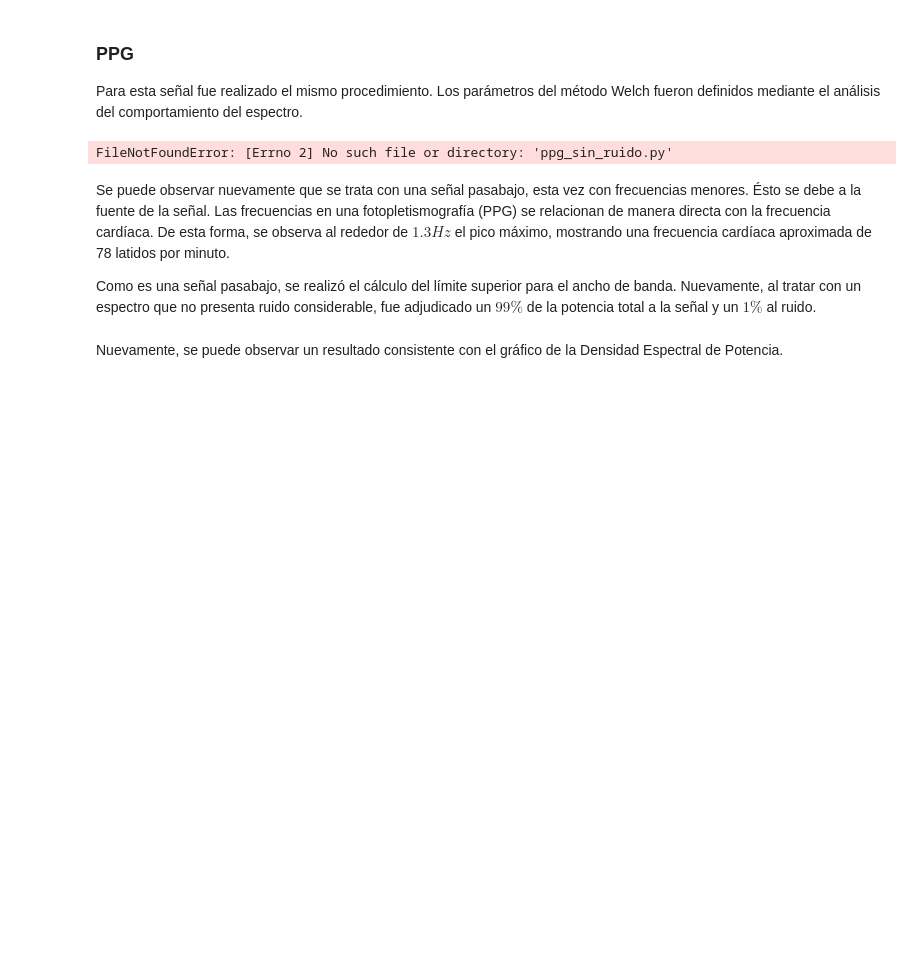
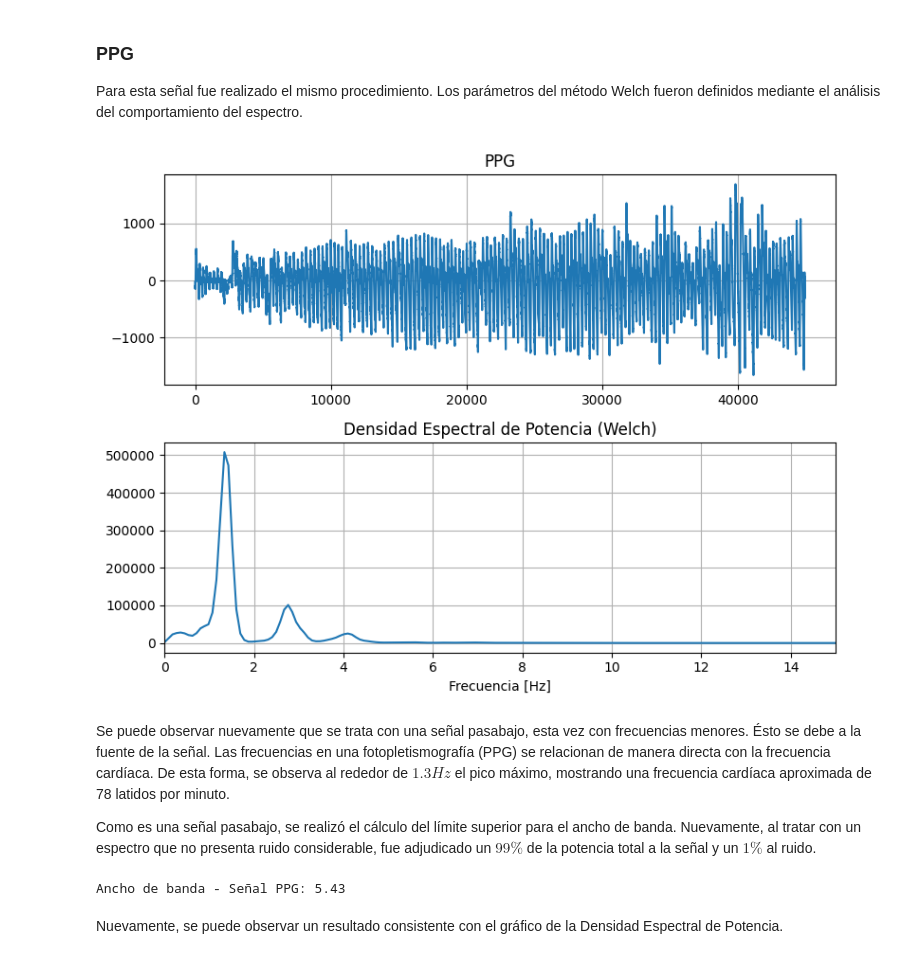
Before and after one commit to mtaranilla/APS_2025, a Jupyter notebook: TS_TARANILLA_SALGADO/TS5_PSD_BandWidth/TS5_Ancho_de_Banda_TARANILLA_SALGADO.ipynb, the cells around one changed output. Cells and saved outputs as stored; diff of their text form; code cells hidden in the pictures; blank space fills up the shorter version.

Commit message:
Add files via upload
Algunas correcciones sobre escritura y errores del código

```diff
--- a/TS_TARANILLA_SALGADO/TS5_PSD_BandWidth/TS5_Ancho_de_Banda_TARANILLA_SALGADO.ipynb
+++ b/TS_TARANILLA_SALGADO/TS5_PSD_BandWidth/TS5_Ancho_de_Banda_TARANILLA_SALGADO.ipynb
@@ -122,36 +122,36 @@ El valor obtenido a partir de este procedimiento resulta consistente con lo obse
 Para esta señal fue realizado el mismo procedimiento. Los parámetros del método Welch fueron definidos mediante el análisis del comportamiento del espectro.
 # %%
 fs_ppg = 400 # Hz
-ppg = np.load('ppg_sin_ruido.py')
+ppg = np.load('ppg_sin_ruido.npy')
 
 N_ppg = ppg.shape[0]
 
 plt.figure(figsize=(8, 6))
 plt.subplot(2,1,1)
 plt.title("PPG")
 plt.grid(True)
 plt.plot(ppg)
 
 #PARAMETROS WELCH
 
 cant_promedios_ppg = 20
 nperseg_ppg = N_ppg // cant_promedios_ppg
 nfft_ppg = 2 * nperseg_ppg
 win_ppg = "hamming"
 
 f_ppg, Pxx_ppg = sig.welch(ppg, fs=fs_ppg, window = win_ppg, nperseg=nperseg_ppg, nfft=nfft_ppg)
 
 #Gráfico de la PSD - PPG
 plt.subplot(2,1,2)
 plt.plot(f_ppg, Pxx_ppg)
 plt.title("Densidad Espectral de Potencia (Welch)")
 plt.xlabel("Frecuencia [Hz]")
 plt.grid(True)
 plt.tight_layout()
 plt.xlim([0, 15]) #como es pasabajos, limito
 plt.show()
 # %% [output]
-FileNotFoundError: [Errno 2] No such file or directory: 'ppg_sin_ruido.py'
+[figure, added]
 # %% [markdown]
 Se puede observar nuevamente que se trata con una señal pasabajo, esta vez con frecuencias menores. Ésto se debe a la fuente de la señal. Las frecuencias en una fotopletismografía (PPG) se relacionan de manera directa con la frecuencia cardíaca. De esta forma, se observa al rededor de $1.3 Hz$ el pico máximo, mostrando una frecuencia cardíaca aproximada de 78 latidos por minuto.
 
@@ -167,6 +167,8 @@ index_bw_ppg = np.where(pot_acum_norm_ppg >= porcentaje_ppg)[0][0]
 
 freq_bw_ppg = f_ppg[index_bw_ppg]
 print(f"Ancho de banda - Señal PPG: {freq_bw_ppg:.2f}")
+# %% [output]
+Ancho de banda - Señal PPG: 5.43
 # %% [markdown]
 Nuevamente, se puede observar un resultado consistente con el gráfico de la Densidad Espectral de Potencia.
 # %% [markdown]
```
Also changed, not shown: parts of 8 cells of this notebook.
